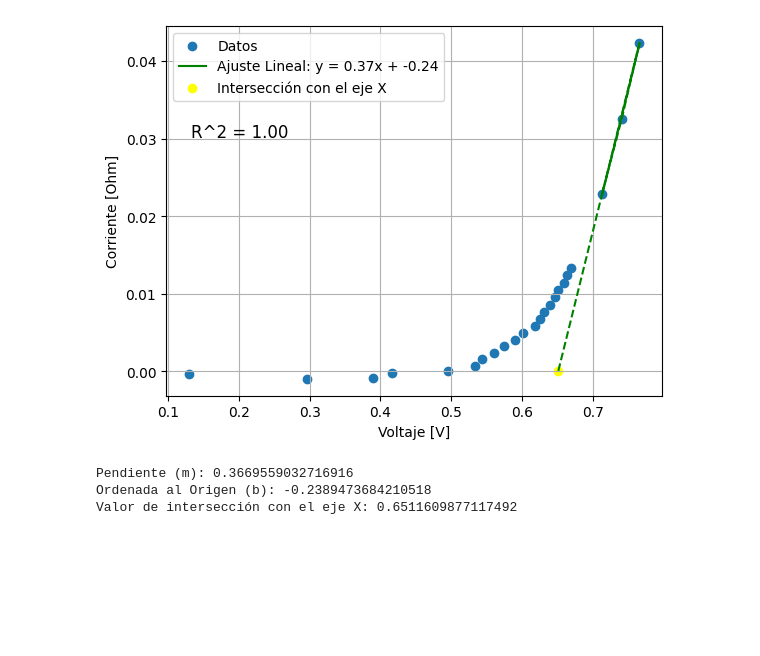
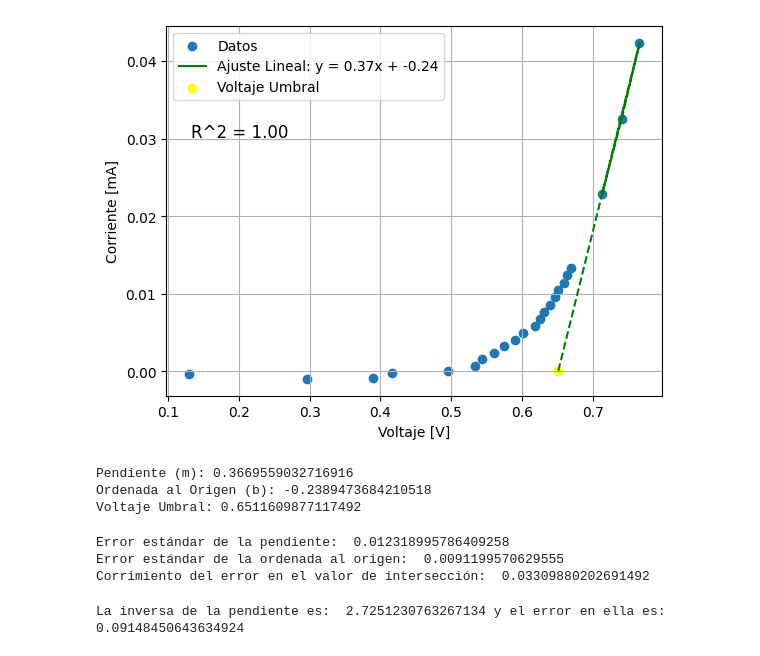
Before and after one commit to ComancheMario/Python-, a Jupyter notebook: electronica/Diodos.ipynb, the cells around one changed output. Drawn from its saved outputs; the diff is of its cells as text; code cells hidden in the pictures; blank space fills up the shorter version.

```diff
--- a/electronica/Diodos.ipynb
+++ b/electronica/Diodos.ipynb
@@ -27,37 +27,59 @@ residuals = y_filtrado - (slope * x_filtrado + intercept)
 ss_residual = np.sum(residuals**2)
 ss_total = np.sum((y_filtrado - np.mean(y_filtrado))**2)
 r_squared = 1 - (ss_residual / ss_total)
 
 # Crear una función de ajuste lineal
 fit_line = slope * x_filtrado + intercept
 
 # Extender la recta de ajuste lineal hasta tocar el eje X
 x_extendido = np.concatenate((x_filtrado, [x_interseccion]))
 y_extendido = np.concatenate((y_filtrado, [0]))
 
 # Graficar los datos originales, el ajuste lineal y la extensión de la recta hasta el eje X
 plt.scatter(x, y, label='Datos')
 plt.plot(x_filtrado, fit_line, color='green', label=f'Ajuste Lineal: y = {slope:.2f}x + {intercept:.2f}')
 plt.plot(x_extendido, y_extendido, color='green', linestyle='--')
 
 # Marcar el punto de intersección con el eje X
-plt.scatter([x_interseccion], [0], color='yellow', marker='o', label='Intersección con el eje X')
+plt.scatter([x_interseccion], [0], color='yellow', marker='o', label='Voltaje Umbral')
 
 # Agregar el valor del coeficiente de determinación al gráfico
 plt.annotate(f'R^2 = {r_squared:.2f}', xy=(0.05, 0.7), xycoords='axes fraction', fontsize=12, color='black')
 
 plt.xlabel('Voltaje [V]')
-plt.ylabel('Corriente [Ohm]')
+plt.ylabel('Corriente [mA]')
 plt.legend()
 plt.grid(True)
 plt.show()
 
 # Imprimir la pendiente y la ordenada al origen
 print(f'Pendiente (m): {slope}')
 print(f'Ordenada al Origen (b): {intercept}')
-print(f'Valor de intersección con el eje X: {x_interseccion}')
+print(f'Voltaje Umbral: {x_interseccion}')
 # %% [output]
-[figure, old version]
+[figure, new version]
 Pendiente (m): 0.3669559032716916
 Ordenada al Origen (b): -0.2389473684210518
-Valor de intersección con el eje X: 0.6511609877117492
+Voltaje Umbral: 0.6511609877117492
+# %%
+
+# Calcular los errores estándar de la pendiente y la ordenada al origen utilizando numpy
+coefficients, cov_matrix = np.polyfit(x_filtrado, y_filtrado, 1, cov=True)
+SE_slope = np.sqrt(cov_matrix[0, 0])  # Error estándar de la pendiente
+SE_intercept = np.sqrt(cov_matrix[1, 1])  # Error estándar de la ordenada al origen
+print("Error estándar de la pendiente: ", SE_slope)
+print("Error estándar de la ordenada al origen: ", SE_intercept)
+# Calcular el corrimiento del error en el valor de intersección
+SE_x_interseccion = np.sqrt((SE_intercept / slope)**2 + ((-intercept * SE_slope) / (slope**2))**2)
+print("Corrimiento del error en el valor de intersección: ", SE_x_interseccion)
+# %% [output]
+Error estándar de la pendiente:  0.012318995786409258
+Error estándar de la ordenada al origen:  0.0091199570629555
+Corrimiento del error en el valor de intersección:  0.03309880202691492
+# %%
+# Calcular 1/slope y su error asociado
+one_over_slope = 1 / slope
+SE_one_over_slope = abs((1 / (slope ** 2)) * SE_slope)
+print("La inversa de la pendiente es: ", one_over_slope, "y el error en ella es: ",SE_one_over_slope)
+# %% [output]
+La inversa de la pendiente es:  2.7251230763267134 y el error en ella es:  0.09148450643634924
```
